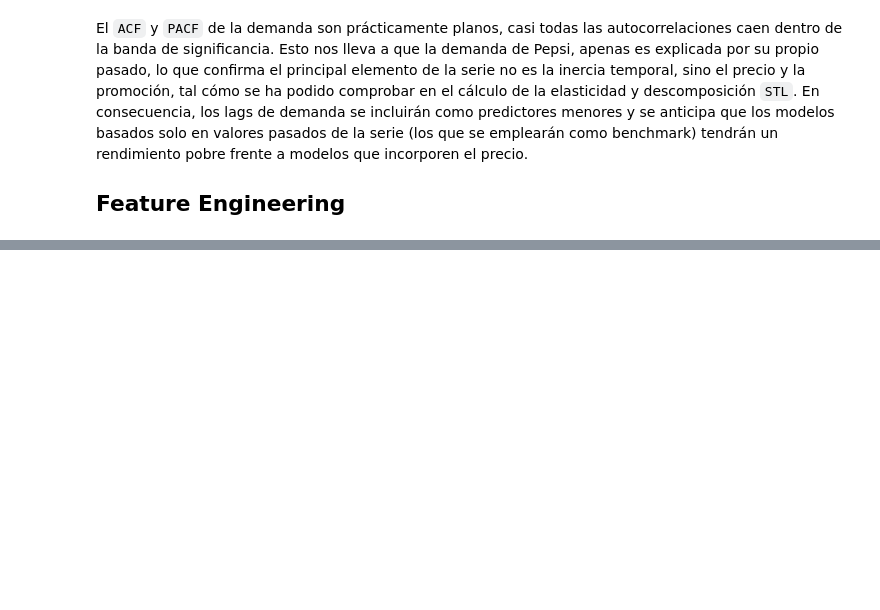
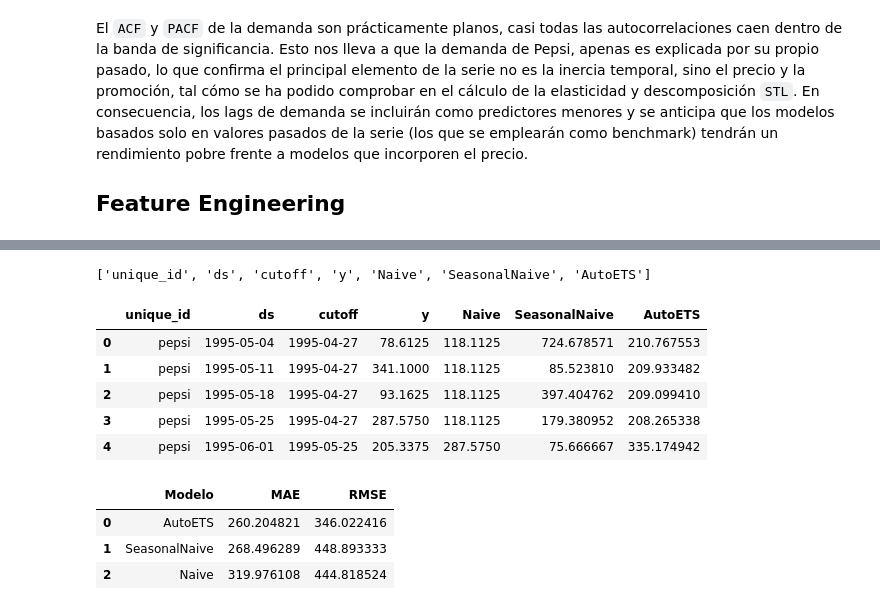
Before and after one commit to ivanfondo/Portafolio-Data-Science-Python, a Jupyter notebook: Pricing-Dominicks/notebooks/04_ML_demanda.ipynb, the cells around one changed output, grey strips where cells are left out. Saved outputs shown, nothing was run; the diff lists cells and outputs as text; code cells hidden in the pictures; blank space fills up the shorter version.

```diff
--- a/Pricing-Dominicks/notebooks/04_ML_demanda.ipynb
+++ b/Pricing-Dominicks/notebooks/04_ML_demanda.ipynb
@@ -80,0 +89,8 @@ Estos modelos base solo se van a mirar cuanto acierta el modelo mirando solo el
+# %%
+FIN_TRAIN = '1996-05-01'
+
+train = pepsi_agregado[pepsi_agregado['start'] <= FIN_TRAIN].copy()
+test = pepsi_agregado[pepsi_agregado['start'] > FIN_TRAIN].copy()
+
+print(f'Inicio Train: {train["start"].min()}; Fin Train: {train["start"].max()}')
+print(f'Inicio Test: {test["start"].min()}; Fin Test: {test["start"].max()}')
@@ -80,0 +100,10 @@ Estos modelos base solo se van a mirar cuanto acierta el modelo mirando solo el
+# %%
+# Preparación de serie para statsforecast
+train_sf = (train[['start', 'UNIDADES']]
+                     .rename(columns={'start': 'ds', 'UNIDADES': 'y'})
+                     .copy())
+
+train_sf['unique_id'] = 'pepsi'
+
+print(train_sf.shape)
+train_sf.head()
@@ -80,0 +118,48 @@ Estos modelos base solo se van a mirar cuanto acierta el modelo mirando solo el
+# %%
+# Creamos modelos
+modelos = [
+    Naive(), # predecimos último valor observado
+    SeasonalNaive(season_length=52), # Predice mismo valor del año pasado
+    AutoETS(season_length=52)
+]
+
+# Instanciamos modelos
+sf = StatsForecast(
+    models=modelos,
+    freq='7D',
+    n_jobs=-1
+)
+
+# Creamos backtesting
+cv_sf = sf.cross_validation(
+    df=train_sf,
+    h=4, # predicción a 4 semanas
+    step_size=4, # pasos que avanza
+    n_windows=13 # ventanas por las que desplazarse (medido en semanas)
+)
+
+print(cv_sf.columns.tolist())
+cv_sf.head()
+# %% [output]
+['unique_id', 'ds', 'cutoff', 'y', 'Naive', 'SeasonalNaive', 'AutoETS']
+|  | unique_id | ds | cutoff | y | Naive | SeasonalNaive | AutoETS |
+| 0 | pepsi | 1995-05-04 | 1995-04-27 | 78.6125 | 118.1125 | 724.678571 | 210.767553 |
+| 1 | pepsi | 1995-05-11 | 1995-04-27 | 341.1000 | 118.1125 | 85.523810 | 209.933482 |
+| 2 | pepsi | 1995-05-18 | 1995-04-27 | 93.1625 | 118.1125 | 397.404762 | 209.099410 |
+| 3 | pepsi | 1995-05-25 | 1995-04-27 | 287.5750 | 118.1125 | 179.380952 | 208.265338 |
+| 4 | pepsi | 1995-06-01 | 1995-05-25 | 205.3375 | 287.5750 | 75.666667 | 335.174942 |
+# %%
+modelos_cols = ['Naive', 'SeasonalNaive', 'AutoETS']
+
+resultados = pd.DataFrame({
+    'Modelo': modelos_cols,
+    'MAE' : [mean_absolute_error(cv_sf['y'], cv_sf[m]) for m in modelos_cols],
+    'RMSE': [mean_squared_error(cv_sf['y'], cv_sf[m]) ** 0.5 for m in modelos_cols]
+}).sort_values('MAE').reset_index(drop=True)
+
+resultados
+# %% [output]
+|  | Modelo | MAE | RMSE |
+| 0 | AutoETS | 260.204821 | 346.022416 |
+| 1 | SeasonalNaive | 268.496289 | 448.893333 |
+| 2 | Naive | 319.976108 | 444.818524 |
```
Also changed, not shown: parts of 7 cells of this notebook.
